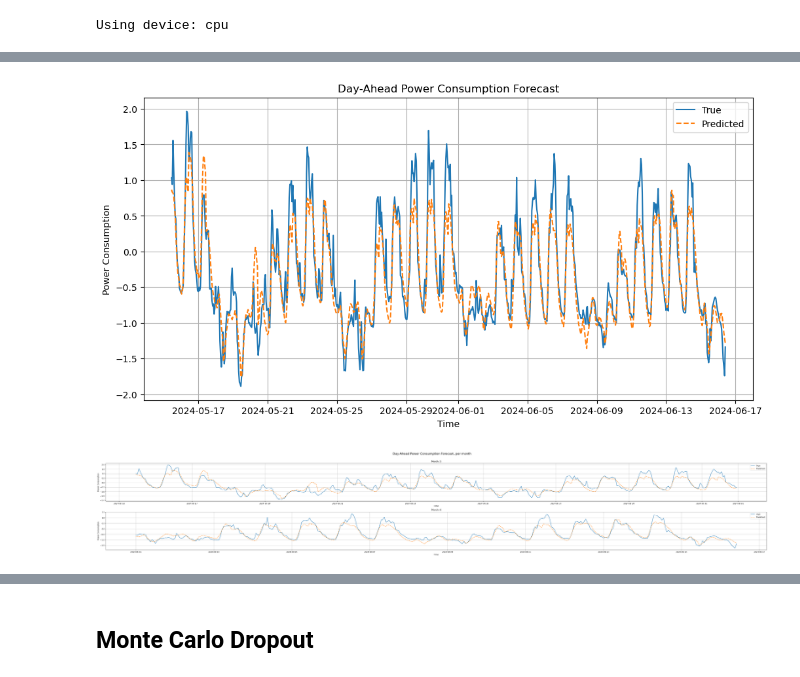
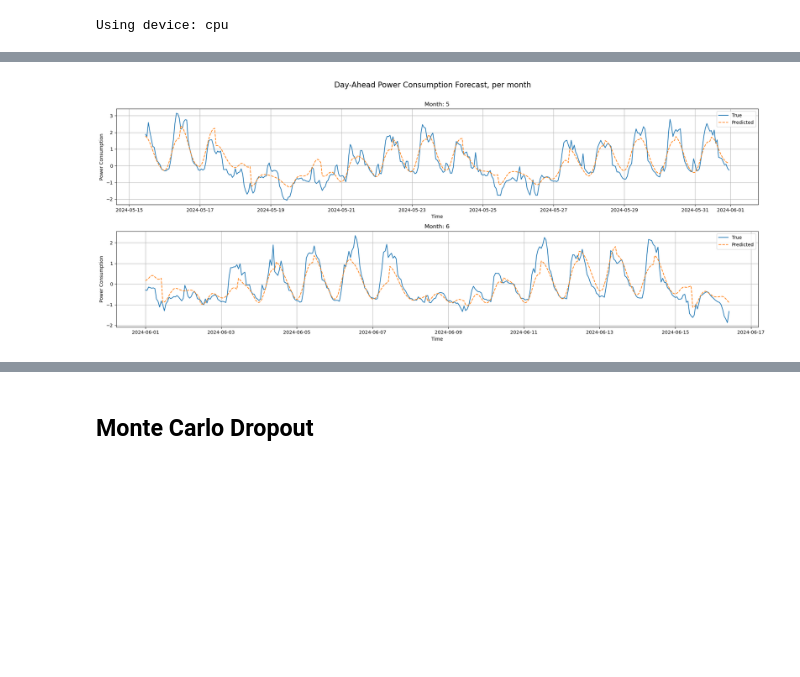
Before and after one commit to CS-433/ml-project-2-powerpredictors, a Jupyter notebook: LSTM.ipynb, the cells around one changed output, grey strips where cells are left out. Drawn from its saved outputs; the diff is of its cells as text; code cells hidden in the pictures; blank space fills up the shorter version.

```diff
--- a/LSTM.ipynb
+++ b/LSTM.ipynb
@@ -35,14 +37,13 @@ X_train = np.load(file_path)
 file_path = os.path.join(current_directory, 'data_augmented/y_train.npy')
 y_train = np.load(file_path)
 file_path = os.path.join(current_directory, 'data_augmented/timestamps_train.csv')
-timestamps_train = pd.read_csv(file_path, parse_dates=True).rename({'0' :'timestamps'})
-timestamps_train.rename(columns={'0': 'timestamps'}, inplace=True)
-timestamps_train = pd.to_datetime(timestamps_train['timestamps'])
+timestamps_train = pd.read_csv(file_path, parse_dates=True)
+timestamps_train = timestamps_train.index
+
 file_path = os.path.join(current_directory, 'data_augmented/X_test.npy')
 X_test = np.load(file_path)
 file_path = os.path.join(current_directory, 'data_augmented/y_test.npy')
 y_test = np.load(file_path)
 file_path = os.path.join(current_directory, 'data_augmented/timestamps_test.csv')
-timestamps_test = pd.read_csv(file_path, parse_dates=True).rename({'0' :'timestamps'})
-timestamps_test.rename(columns={'0': 'timestamps'}, inplace=True)
-timestamps_test = pd.to_datetime(timestamps_test['timestamps'])
+timestamps_test = pd.read_csv(file_path, index_col=0, parse_dates=True)
+timestamps_test = timestamps_test.index
@@ -200,3 +325,4 @@ Test Loss: 0.1161
 # %%
-test_predictions_np = test_predictions.cpu().detach().numpy()  # Predictions, size: (num_test_samples, forecast_horizon)
-y_test_np = y_test_tensor.cpu().numpy()  # Ground truth, size: (num_test_samples, forecast_horizon)
+# Save predicted and true target variable
+y_pred = test_predictions.cpu().detach().numpy()  # Predictions, size: (num_test_samples, forecast_horizon)
+y_true = y_test_tensor.cpu().numpy()  # Ground truth, size: (num_test_samples, forecast_horizon)
@@ -206,11 +329,13 @@ prediction_timestamps = [timestamps_test[0] + pd.Timedelta(hours=i) for i in np.
 # %%
-predictions = day_ahead_forecast(test_predictions_np, prediction_timestamps)
-actuals = day_ahead_forecast(y_test_np, prediction_timestamps)
+# Manipulate predicted target variable for plotting and accuracy evaluation
+num_samples, forecast_horizon = y_pred.shape
+prediction_timestamps = [timestamps_test[0] + pd.Timedelta(hours=i) for i in np.arange(0, num_samples+forecast_horizon-1)]
+
+predictions = day_ahead_forecast(y_pred, prediction_timestamps)
+actuals = day_ahead_forecast(y_true, prediction_timestamps)
-# %%
-plot_results(predictions, actuals, "Day-Ahead Power Consumption Forecast")
-# %% [output]
-[figure, removed]
 # %%
-plot_results_by_month(predictions, actuals, "Day-Ahead Power Consumption Forecast, per month")
+# Plot predicted vs true target variable
+file_path = os.path.join(current_directory, 'results/LSTM.png')
+plot_results_by_month(predictions, actuals, "Day-Ahead Power Consumption Forecast, per month", file_path)
 # %% [output]
-[figure, old version]
+[figure, new version]
```
Also changed, not shown: parts of 59 cells of this notebook, 29 other files.
